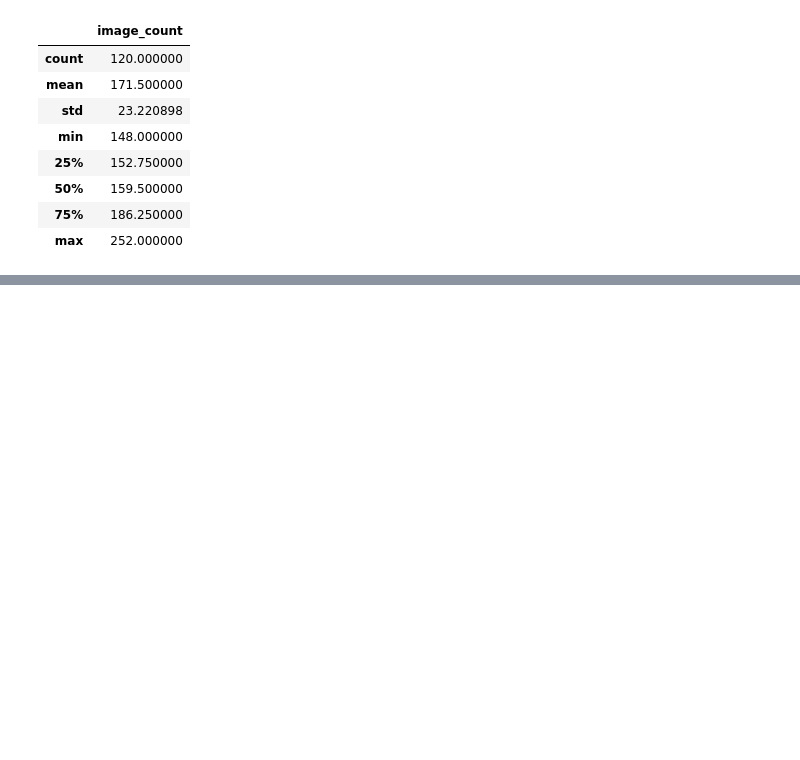
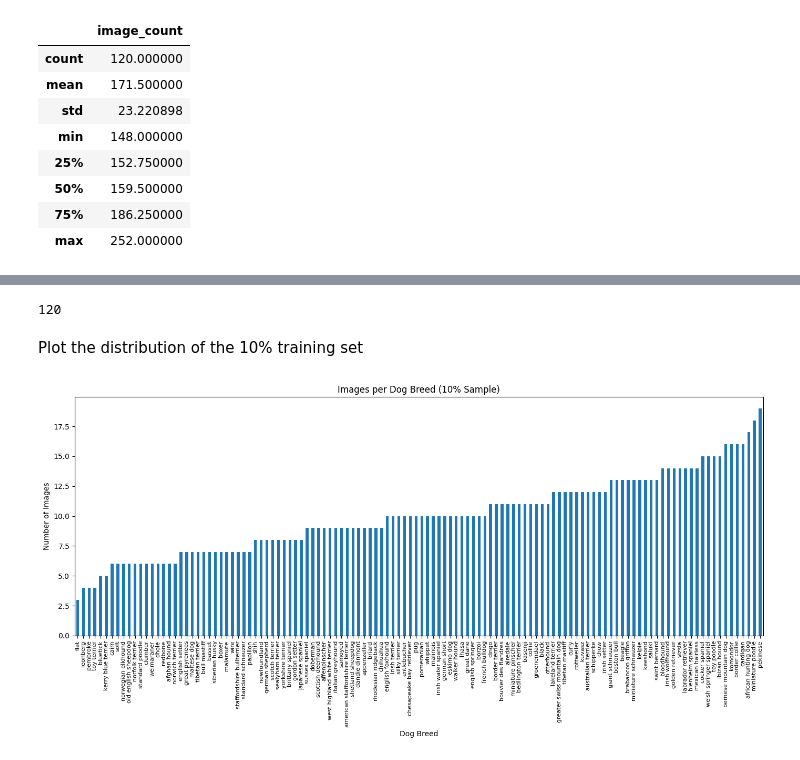
Before and after one commit to mzsolt68/DogVision, a Jupyter notebook: dog_vision.ipynb, the cells around one changed output, grey strips where cells are left out. Saved outputs shown, nothing was run; the diff lists cells and outputs as text; code cells hidden in the pictures; blank space fills up the shorter version.

```diff
--- a/dog_vision.ipynb
+++ b/dog_vision.ipynb
@@ -584,0 +739,4 @@ image_counts_dataframe.describe()
+# %%
+# Create the 10% folder
+train_10_percent_dir = image_split_directory / "train_10_percent"
+train_10_percent_dir.mkdir(parents=True, exist_ok=True)
@@ -584,0 +786,5 @@ image_counts_dataframe.describe()
+# %%
+# Count images in the 10% directory
+train_10_percent_image_class_count  = count_images_in_subfolders(train_10_percent_dir)
+train_10_percent_image_class_count_df = pd.DataFrame(train_10_percent_image_class_count).sort_values("image_count", ascending=True)
+train_10_percent_image_class_count_df.head()
@@ -584,0 +798,24 @@ image_counts_dataframe.describe()
+# %%
+# Check how many subfolders are in the 10% directory
+print(len(train_10_percent_image_class_count_df))
+# %% [output]
+120
+# %% [markdown]
+Plot the distribution of the 10% training set
+# %%
+plt.figure(figsize=(14, 7))
+train_10_percent_image_class_count_df.plot(kind="bar",
+                                           x="class_name",
+                                           y="image_count",
+                                           legend=False,
+                                           ax=plt.gca())
+
+plt.title("Images per Dog Breed (10% Sample)")
+plt.xlabel("Dog Breed")
+plt.ylabel("Number of Images")
+plt.xticks(rotation=90, fontsize=8)
+plt.tight_layout()
+plt.show()
+#
+# %% [output]
+[figure, added]
```
Also changed, not shown: parts of 27 cells of this notebook.
